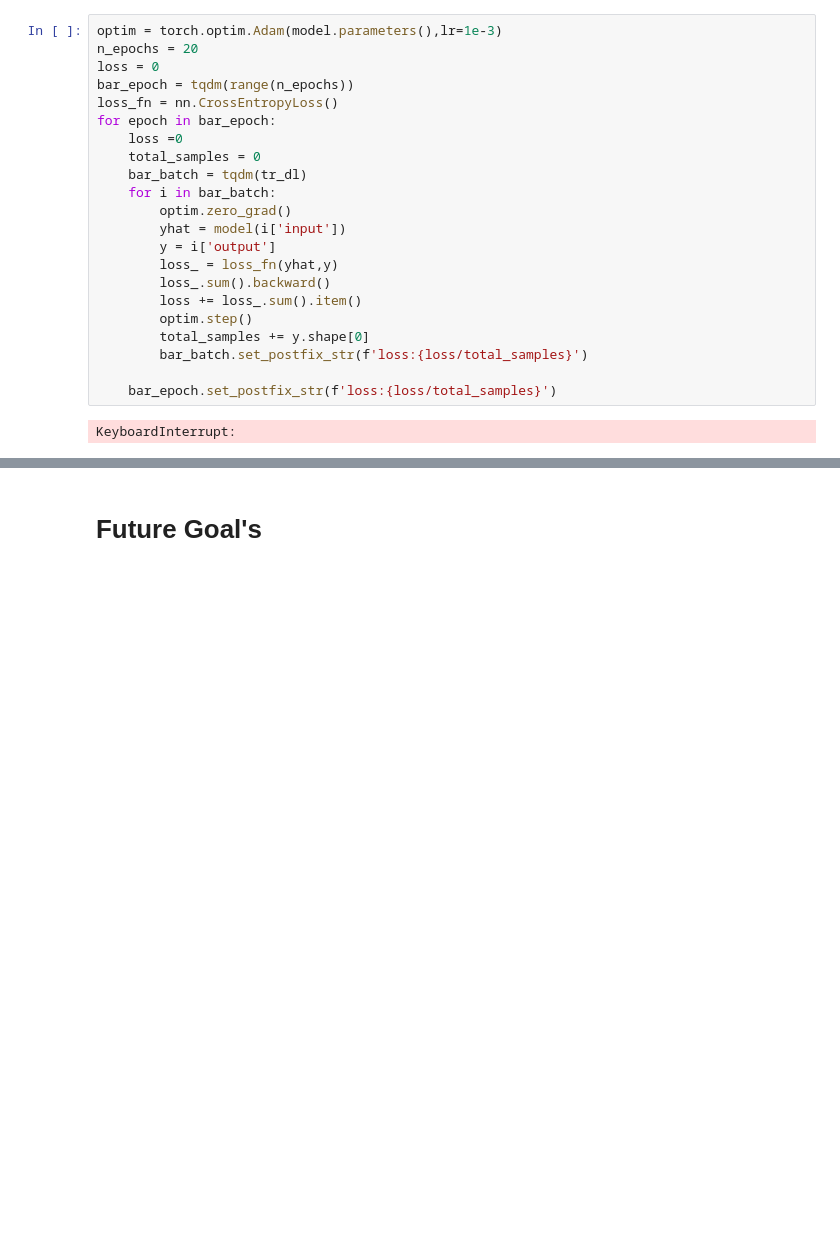
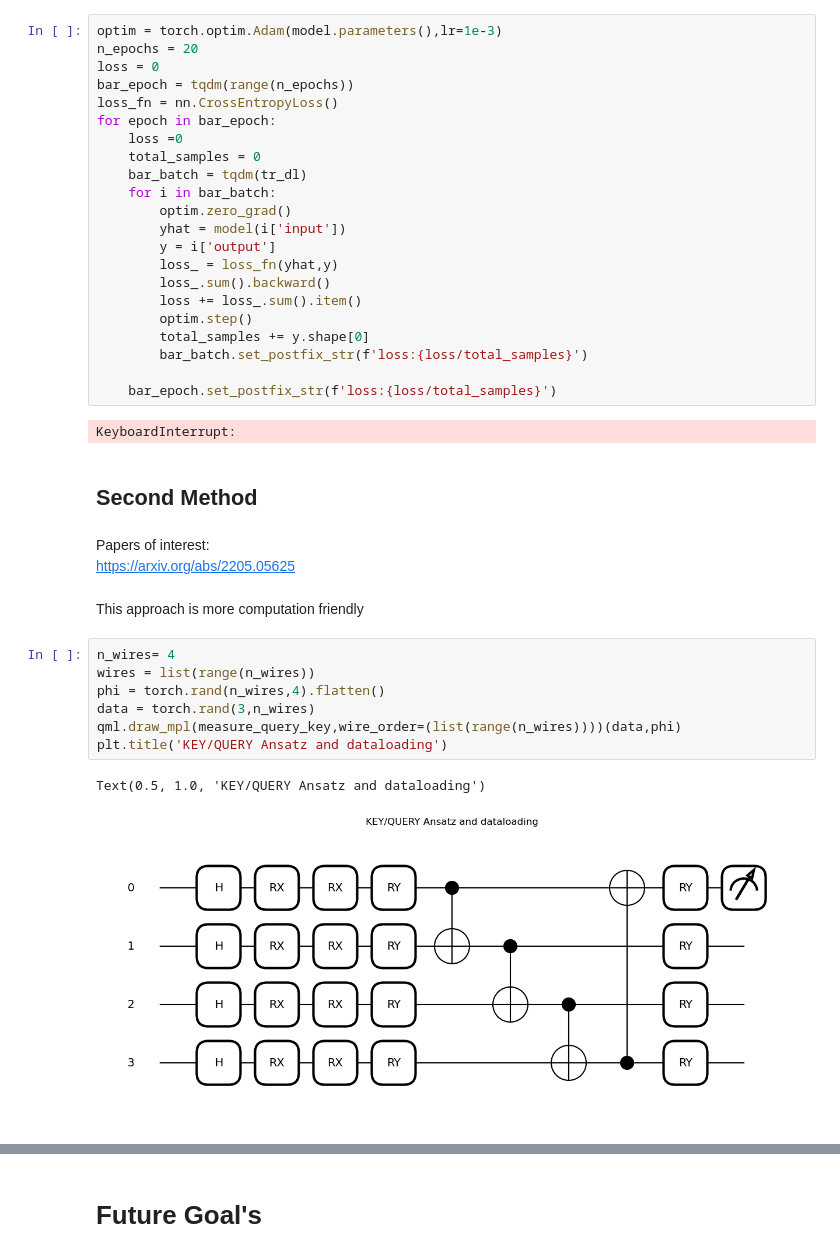
Before and after one commit to EyupBunlu/QViT_HEP_ML4Sci, a Jupyter notebook: Introduction.ipynb, the cells around one changed output, grey strips where cells are left out. Saved outputs shown, nothing was run; the diff lists cells and outputs as text; blank space fills up the shorter version.

Commit message:
Added a second hybrid method

```diff
--- a/Introduction.ipynb
+++ b/Introduction.ipynb
@@ -277,3 +260,20 @@ for epoch in bar_epoch:
     bar_epoch.set_postfix_str(f'loss:{loss/total_samples}')
 # %% [output]
 KeyboardInterrupt:
+# %% [markdown]
+## Second Method
+# %% [markdown]
+Papers of interest:\
+https://arxiv.org/abs/2205.05625
+# %% [markdown]
+This approach is more computation friendly
+# %%
+n_wires= 4
+wires = list(range(n_wires))
+phi = torch.rand(n_wires,4).flatten()
+data = torch.rand(3,n_wires)
+qml.draw_mpl(measure_query_key,wire_order=(list(range(n_wires))))(data,phi)
+plt.title('KEY/QUERY Ansatz and dataloading')
+# %% [output]
+Text(0.5, 1.0, 'KEY/QUERY Ansatz and dataloading')
+[figure, added]
```
Also changed, not shown: parts of 7 cells of this notebook, 2 other files.
